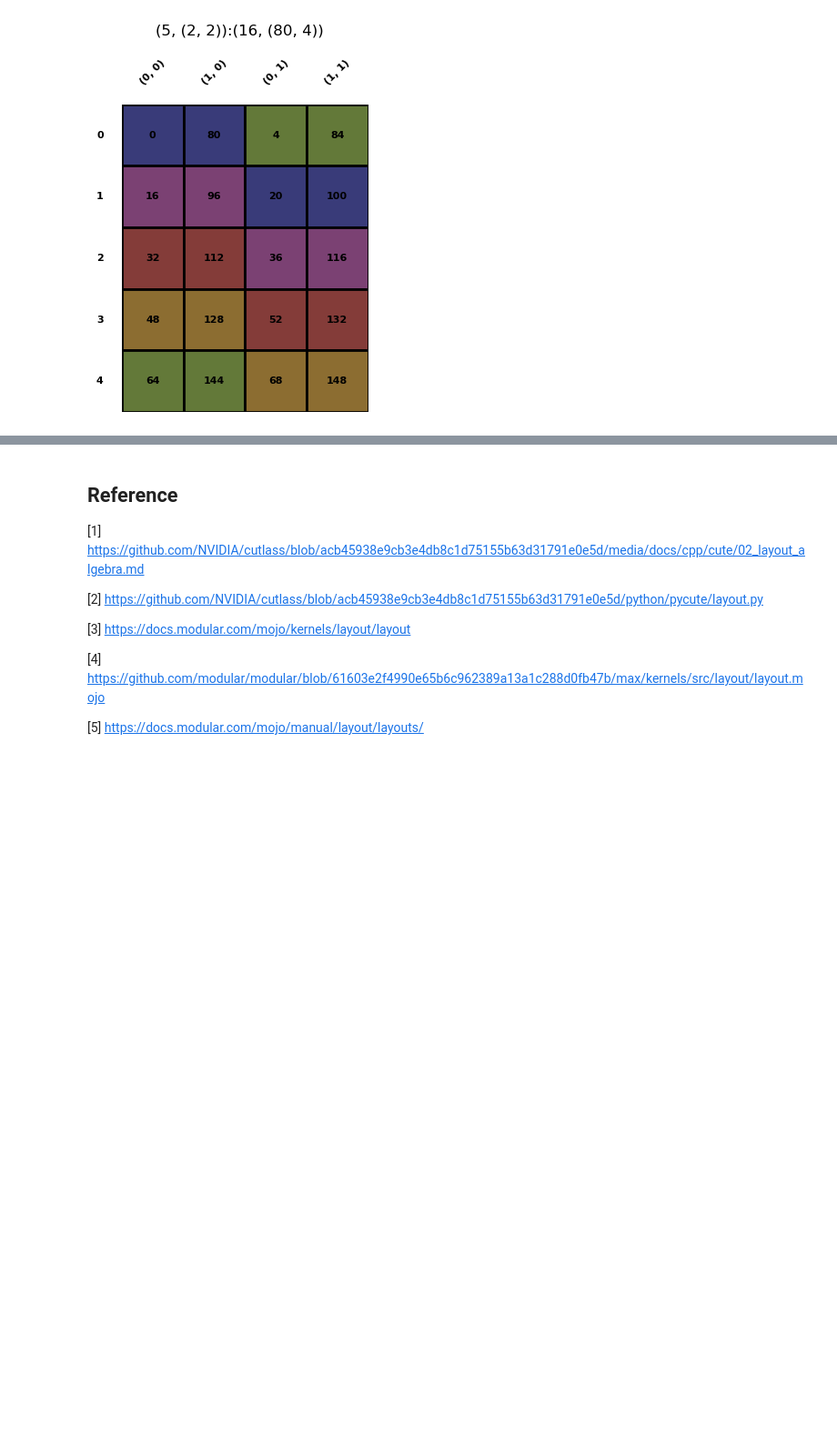
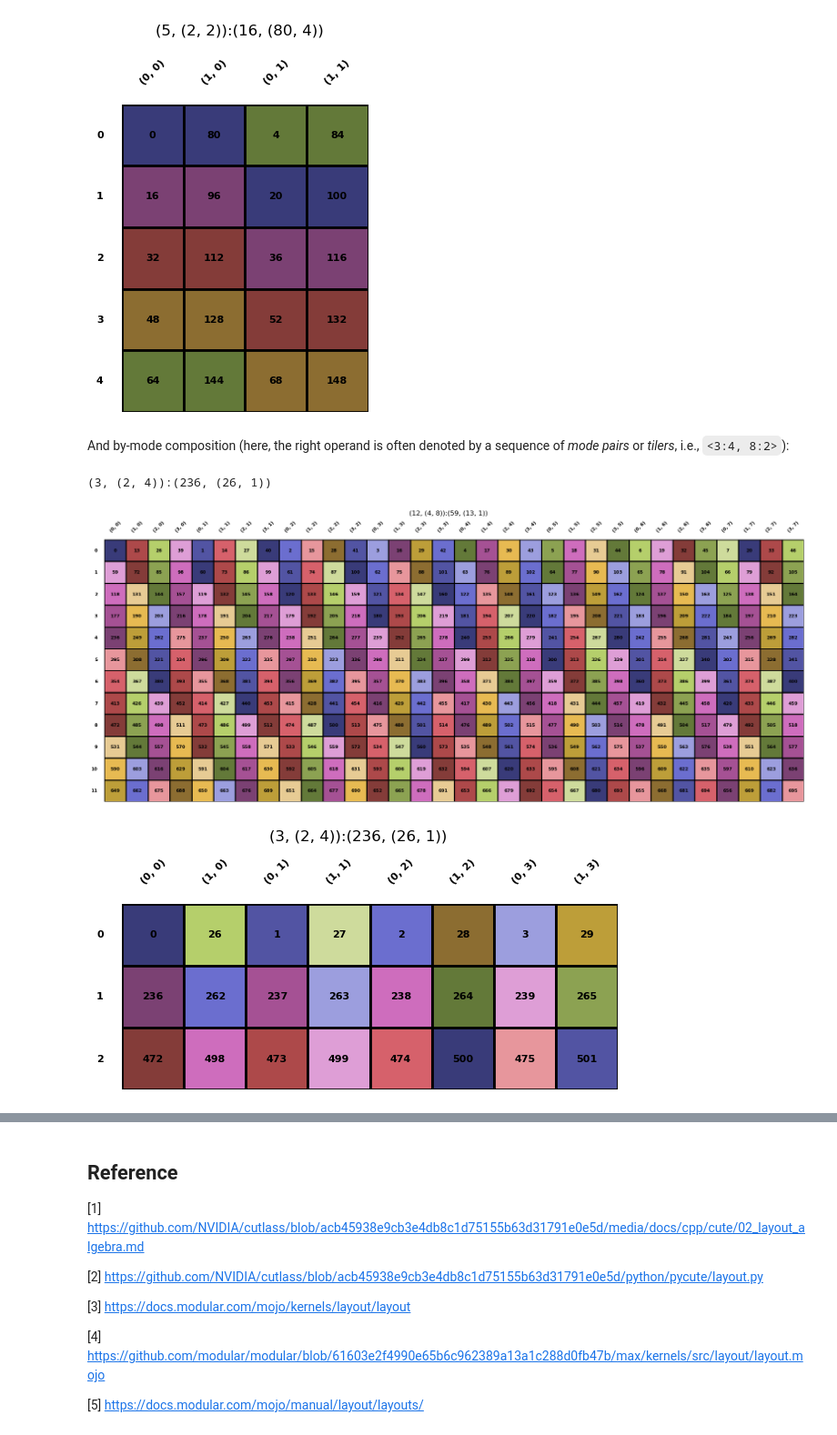
Before and after one commit to w32zhong/simp-intelligence, a Jupyter notebook: simp_intelligence/math/layout_basics.ipynb, the cells around one changed output, grey strips where cells are left out. Shown at 91% size. Cells and saved outputs as stored; diff of their text form; code cells hidden in the pictures; blank space fills up the shorter version.

```diff
--- a/simp_intelligence/math/layout_basics.ipynb
+++ b/simp_intelligence/math/layout_basics.ipynb
@@ -114,3 +114,11 @@ Layout.from_string('(10,2):(16,4)').visualize().composite(Layout.from_string('(5
 (5, (2, 2)):(16, (80, 4))
 [figure]
 [figure]
+# %% [markdown]
+And by-mode composition (here, the right operand is often denoted by a sequence of *mode pairs* or *tilers*, i.e., `<3:4, 8:2>`):
+# %%
+Layout.from_string('(12, (4, 8)):(59, (13, 1))').visualize().composite(Layout.from_string('(3,8):(4,2)'), by_mode=True).visualize()
+# %% [output]
+(3, (2, 4)):(236, (26, 1))
+[figure, added]
+[figure, added]
```
Also changed, not shown: parts of 9 cells of this notebook, 1 other file.
